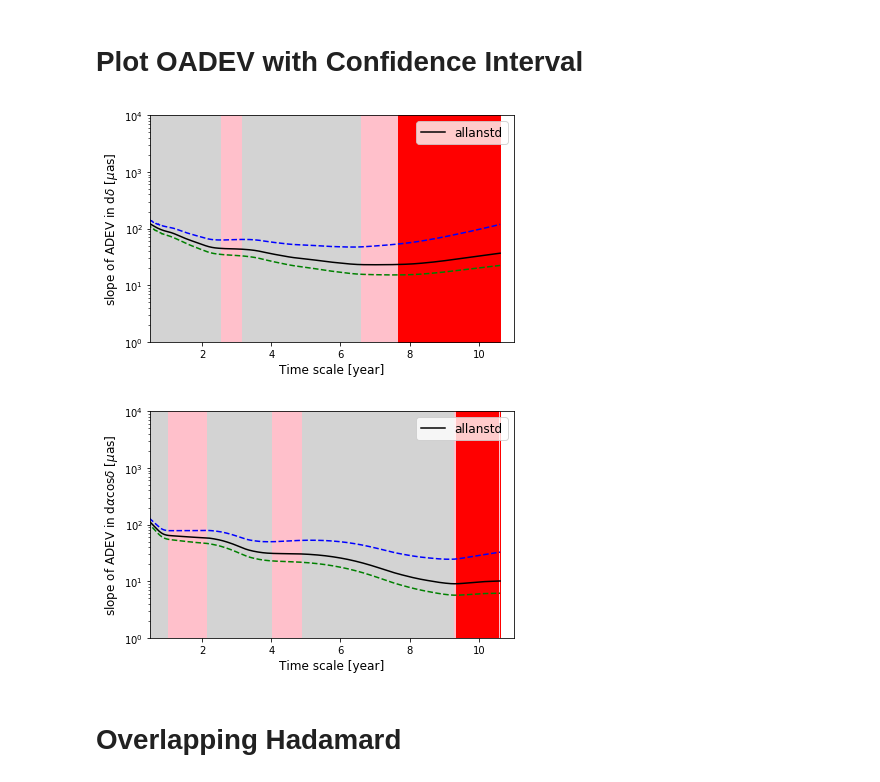
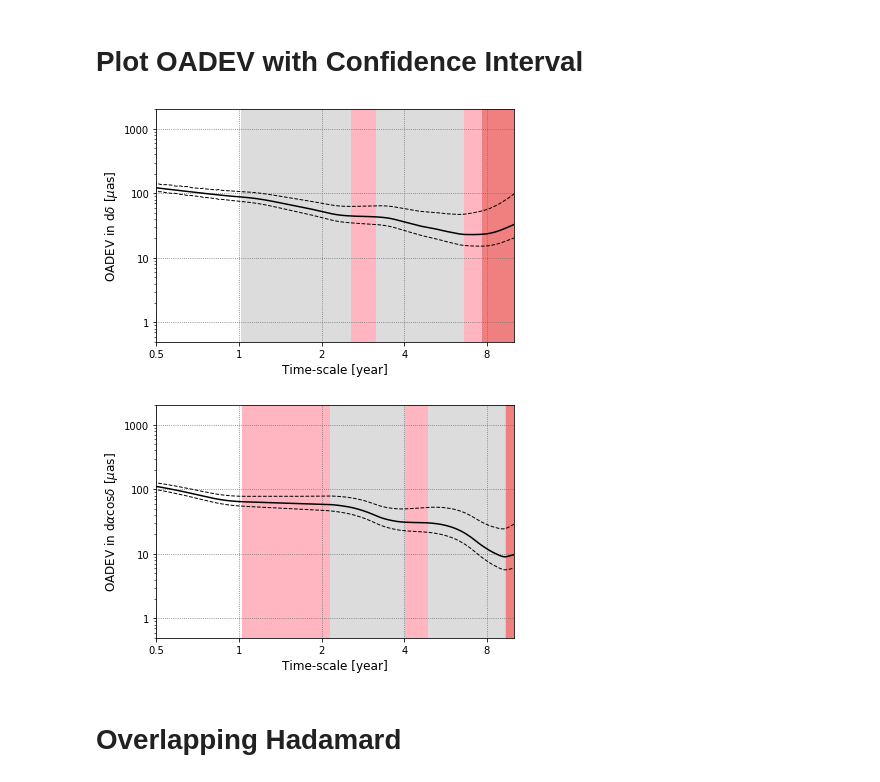
Before and after one commit to verasha/radio-sources, a Jupyter notebook: 1803+784_hadamard.ipynb, the cells around one changed output. Drawn from its saved outputs; the diff is of its cells as text; code cells hidden in the pictures.

Commit message:
Polished plots and change color scheme

```diff
--- a/1803+784_hadamard.ipynb
+++ b/1803+784_hadamard.ipynb
@@ -152,56 +132,62 @@ ci_ra_low, ci_ra_high = allanself.confidence_int(df_sel_ra['RAcosDEC'].values,df
 # %% [markdown]
 # Plot OADEV with Confidence Interval
 # %%
-tau_dec_year = [x/365.242198781 for x in tau_dec]
-tau_ra_year = [x/365.242198781 for x in tau_ra]
+tau_dec_year = np.array([x/365.242198781 for x in tau_dec])
+tau_ra_year = np.array([x/365.242198781 for x in tau_ra])
 # %%
 plt.figure()
 # Calculate the slopes
 slopes_dec = np.diff(np.log10(allanstd_dec)) / np.diff(np.log10(tau_dec))
 # Plot allanstd
 plt.plot(tau_dec_year,allanstd_dec,color='black',label='allanstd')
+plt.grid(color='dimgray',linestyle='dotted')
 # Color background according to the slopes / noise type
-plt.fill_between(tau_dec_year[1:], 1, 10**4, where= slopes_dec  < -0.25,color='lightgray',linewidth=1.0,zorder=1)
-plt.fill_between(tau_dec_year[1:], 1, 10**4, where= (-0.25 <= slopes_dec ) & (slopes_dec  <= 0.25),color='pink',linewidth=1.0)
-plt.fill_between(tau_dec_year[1:], 1, 10**4, where= slopes_dec  > 0.25,color='red',step='mid',linewidth=1.0)
+plt.fill_between(tau_dec_year[1:], 0.1, 10**4, where= (tau_dec_year[:-1] > 1) & (slopes_dec < 0.25),color='gainsboro',linewidth=1.0,zorder=1)
+plt.fill_between(tau_dec_year[1:], 0.1, 10**4, where= (tau_dec_year[:-1] > 1) &(-0.25 <= slopes_dec ) & (slopes_dec  <= 0.25),color='lightpink',linewidth=1.0)
+plt.fill_between(tau_dec_year[1:], 0.1, 10**4, where= (tau_dec_year[:-1] > 1) & (slopes_dec  > 0.25),color='lightcoral',step='mid',linewidth=1.0)
 # Plot confidence interval
-plt.plot(tau_dec_year, ci_dec_low,color='green',linestyle='dashed')
-# plt.plot(tau_dec_year, allanstd_mas + top_dec,color='yellow',linestyle='dashed')
-plt.plot(tau_dec_year, ci_dec_high,color='blue',linestyle='dashed')
-# plt.plot(tau_dec_year, allanstd_dec + ci_dec_high_alt,color='yellow',linestyle='dashed')
+plt.plot(tau_dec_year, ci_dec_low,color='black',linestyle='dashed',linewidth=1)
+plt.plot(tau_dec_year, ci_dec_high,color='black',linestyle='dashed',linewidth=1)
 
 plt.yscale('log')
-plt.xlabel('Time scale [year]', fontsize=12)
-plt.ylabel(r'slope of ADEV in d$\delta$ [$\mu$as]', fontsize=12)
-plt.legend(fontsize=12)
-plt.ylim(1,10**4)
-plt.xlim(0.5,11)
+plt.xscale('log',basex = 2)
+plt.xlabel('Time-scale [year]', fontsize=12)
+plt.ylabel(r'OADEV in d$\delta$ [$\mu$as]', fontsize=12)
+plt.gca().yaxis.set_major_formatter(ticker.FuncFormatter(lambda y, _: '{:g}'.format(y)))
+plt.gca().xaxis.set_major_formatter(ticker.FuncFormatter(lambda y, _: '{:g}'.format(y)))
+plt.ylim(0.5,2*10**3)
+plt.xlim(0.5,10)
 plt.tight_layout()
 # %% [output]
-[figure, old version]
+[figure, new version]
 # %%
 plt.figure()
 # Calculate the slopes
 slopes_ra = np.diff(np.log10(allanstd_ra)) / np.diff(np.log10(tau_ra))
+tau_ra_year = np.array(tau_ra_year)
+
 # Plot allanstd
 plt.plot(tau_ra_year,allanstd_ra,color='black',label='allanstd')
+plt.grid(color='dimgray',linestyle='dotted')
 # Color background according to the slopes / noise type
-plt.fill_between(tau_ra_year[1:], 1, 10**4, where= slopes_ra  < -0.25,color='lightgray',linewidth=1.0,zorder=1)
-plt.fill_between(tau_ra_year[1:], 1, 10**4, where= (-0.25 <= slopes_ra ) & (slopes_ra  <= 0.25),color='pink',linewidth=1.0)
-plt.fill_between(tau_ra_year[1:], 1, 10**4, where= slopes_ra  > 0.25,color='red',step='mid',linewidth=1.0)
+plt.fill_between(tau_ra_year[1:], 0.1, 10**4, where= (tau_ra_year[:-1] > 1) & (slopes_ra  < -0.25), color='gainsboro',linewidth=1.0,zorder=1)
+
+plt.fill_between(tau_ra_year[1:], 0.1, 10**4, where= (tau_ra_year[:-1] > 1) & (-0.25 <= slopes_ra ) & (slopes_ra  <= 0.25),color='lightpink',linewidth=1.0,zorder=1)
+plt.fill_between(tau_ra_year[1:], 0.1, 10**4, where= (tau_ra_year[:-1] > 1) & (slopes_ra  > 0.25),color='lightcoral',step='mid',linewidth=1.0,zorder=1)
 # Plot confidence interval
-plt.plot(tau_ra_year, ci_ra_low,color='green',linestyle='dashed')
-plt.plot(tau_ra_year, ci_ra_high,color='blue',linestyle='dashed')
-
+plt.plot(tau_ra_year, ci_ra_low,color='black',linestyle='dashed',linewidth=1)
+plt.plot(tau_ra_year, ci_ra_high,color='black',linestyle='dashed',linewidth=1)
 plt.yscale('log')
-plt.xlabel('Time scale [year]', fontsize=12)
-plt.ylabel(r'slope of ADEV in d$\alpha \cos \delta$ [$\mu$as]', fontsize=12)
-plt.legend(fontsize=12)
-plt.ylim(1,10**4)
-plt.xlim(0.5,11)
+plt.xlabel('Time-scale [year]', fontsize=12)
+plt.xscale('log',basex = 2)
+plt.ylabel(r'OADEV in d$\alpha \cos \delta$ [$\mu$as]', fontsize=12)
+plt.ylim(0.5,2*10**3)
+plt.xlim(0.5,10)
+plt.gca().yaxis.set_major_formatter(ticker.FuncFormatter(lambda y, _: '{:g}'.format(y)))
+plt.gca().xaxis.set_major_formatter(ticker.FuncFormatter(lambda y, _: '{:g}'.format(y)))
 plt.tight_layout()
 # %% [output]
-[figure, old version]
+[figure, new version]
 # %% [markdown]
 # Overlapping Hadamard
 # %%
```
Also changed, not shown: parts of 6 cells of this notebook, 9 other files.
